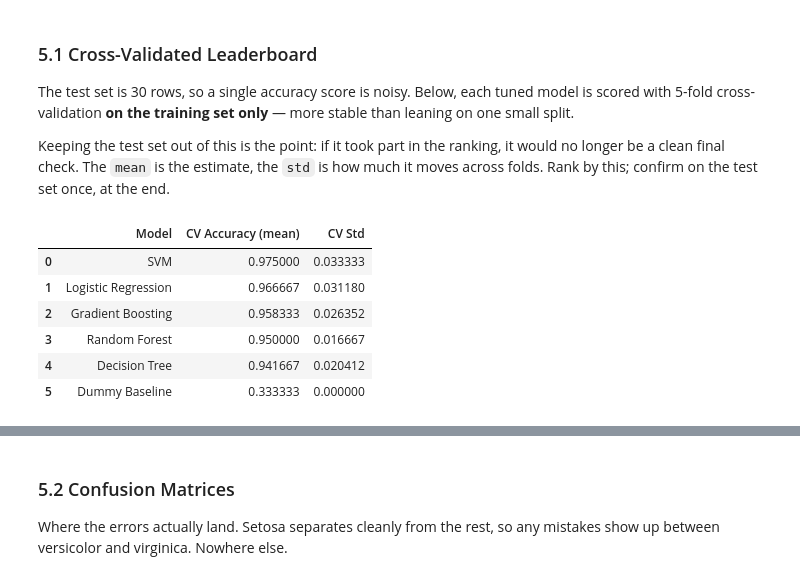
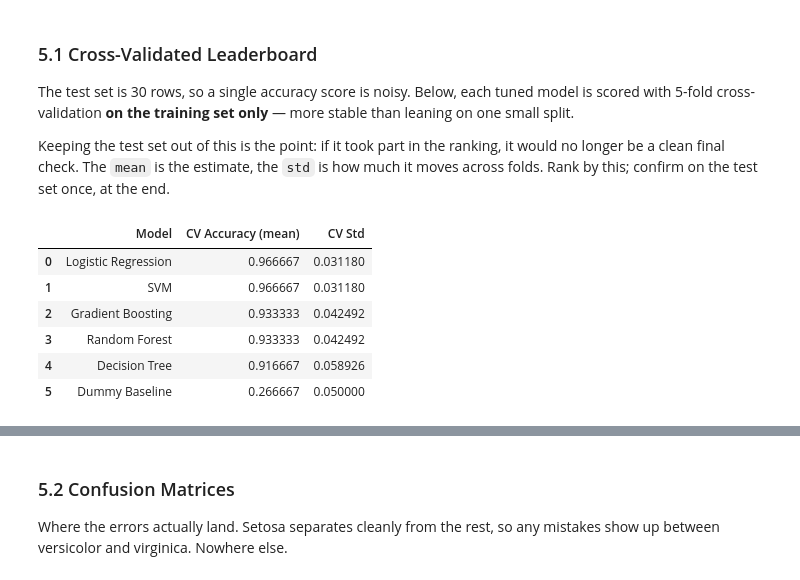
Before and after one commit to mohammadSous/iris-classification, a Jupyter notebook: main.ipynb, the cells around one changed output, grey strips where cells are left out. Saved outputs shown, nothing was run; the diff lists cells and outputs as text; code cells hidden in the pictures.

```diff
--- a/main.ipynb
+++ b/main.ipynb
@@ -250,7 +252,7 @@ dt_params = {
     'model__min_samples_split': [2, 10]
 }
 
-best_dt = GridSearchCV(estimator=pipe_dt, param_grid= dt_params, cv=5)
+best_dt = GridSearchCV(estimator=pipe_dt, param_grid= dt_params, cv=cv)
 best_dt.fit(X_train,y_train)
 y_pred_best_dt = best_dt.predict(X_test)
 
@@ -273,7 +275,7 @@ rf_params = {
     'model__max_features': ['sqrt']
 }
 
-best_rf = GridSearchCV(estimator=rf_pipe, param_grid= rf_params, cv=5, n_jobs=1)
+best_rf = GridSearchCV(estimator=rf_pipe, param_grid= rf_params, cv=cv, n_jobs=1)
 best_rf.fit(X_train,y_train)
 y_pred_best_rf = best_rf.predict(X_test)
 
@@ -296,7 +298,7 @@ gb_params = {
     "model__max_depth": [3, 5]
 }
 
-best_gb = GridSearchCV(estimator= gb_pipe, param_grid= gb_params, cv=5, n_jobs=1)
+best_gb = GridSearchCV(estimator= gb_pipe, param_grid= gb_params, cv=cv, n_jobs=1)
 best_gb.fit(X_train,y_train)
 y_pred_best_gb = best_gb.predict(X_test)
 
@@ -320,7 +322,7 @@ svm_params = {
     'model__gamma': ['scale', 'auto']
 }
 
-best_svm = GridSearchCV(estimator= svm_pipe, param_grid= svm_params, cv=5, n_jobs=1)
+best_svm = GridSearchCV(estimator= svm_pipe, param_grid= svm_params, cv=cv, n_jobs=1)
 best_svm.fit(X_train,y_train)
 y_pred_best_svm = best_svm.predict(X_test)
 
@@ -340,36 +342,36 @@ Keeping the test set out of this is the point: if it took part in the ranking, i
 # %%
 from sklearn.model_selection import cross_val_score
 
 cv_models = {
     'Dummy Baseline': dummy,
     'Decision Tree': best_dt.best_estimator_,
     'Random Forest': best_rf.best_estimator_,
     'Gradient Boosting': best_gb.best_estimator_,
     'Logistic Regression': best_lr.best_estimator_,
     'SVM': best_svm.best_estimator_,
 }
 
 cv_rows = []
 for name, est in cv_models.items():
-    scores = cross_val_score(est, X_train, y_train, cv=5, scoring='accuracy')
+    scores = cross_val_score(est, X_train, y_train, cv=cv, scoring='accuracy')
     cv_rows.append({
         'Model': name,
         'CV Accuracy (mean)': scores.mean(),
         'CV Std': scores.std()
     })
 
 df_cv = (pd.DataFrame(cv_rows)
          .sort_values('CV Accuracy (mean)', ascending=False)
          .reset_index(drop=True))
 df_cv
 # %% [output]
 |  | Model | CV Accuracy (mean) | CV Std |
-| 0 | SVM | 0.975000 | 0.033333 |
-| 1 | Logistic Regression | 0.966667 | 0.031180 |
-| 2 | Gradient Boosting | 0.958333 | 0.026352 |
-| 3 | Random Forest | 0.950000 | 0.016667 |
-| 4 | Decision Tree | 0.941667 | 0.020412 |
-| 5 | Dummy Baseline | 0.333333 | 0.000000 |
+| 0 | Logistic Regression | 0.966667 | 0.031180 |
+| 1 | SVM | 0.966667 | 0.031180 |
+| 2 | Gradient Boosting | 0.933333 | 0.042492 |
+| 3 | Random Forest | 0.933333 | 0.042492 |
+| 4 | Decision Tree | 0.916667 | 0.058926 |
+| 5 | Dummy Baseline | 0.266667 | 0.050000 |
 # %%
 from sklearn.metrics import accuracy_score, precision_score, recall_score, f1_score
 
```
Also changed, not shown: parts of 14 cells of this notebook.
